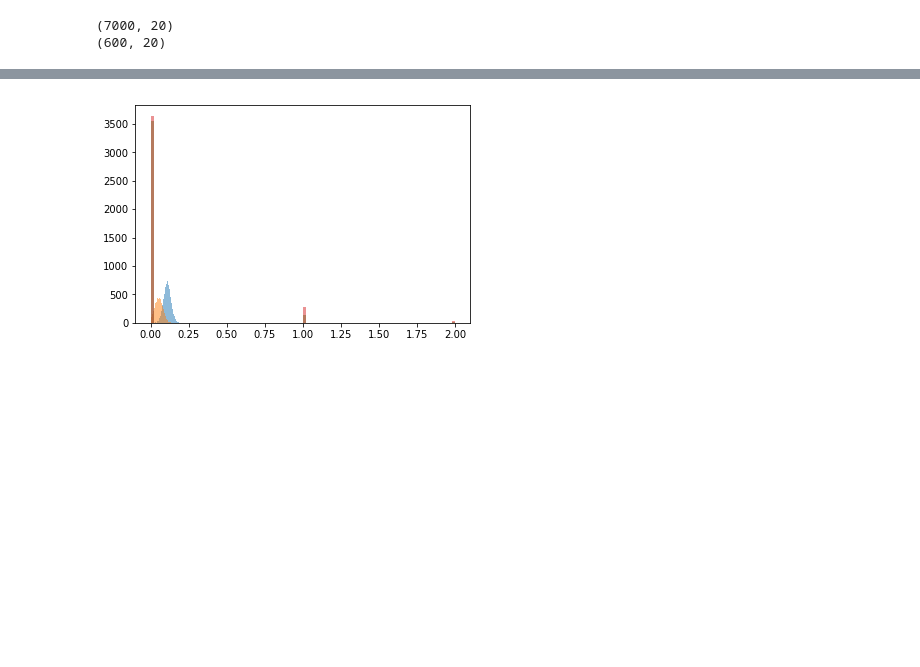
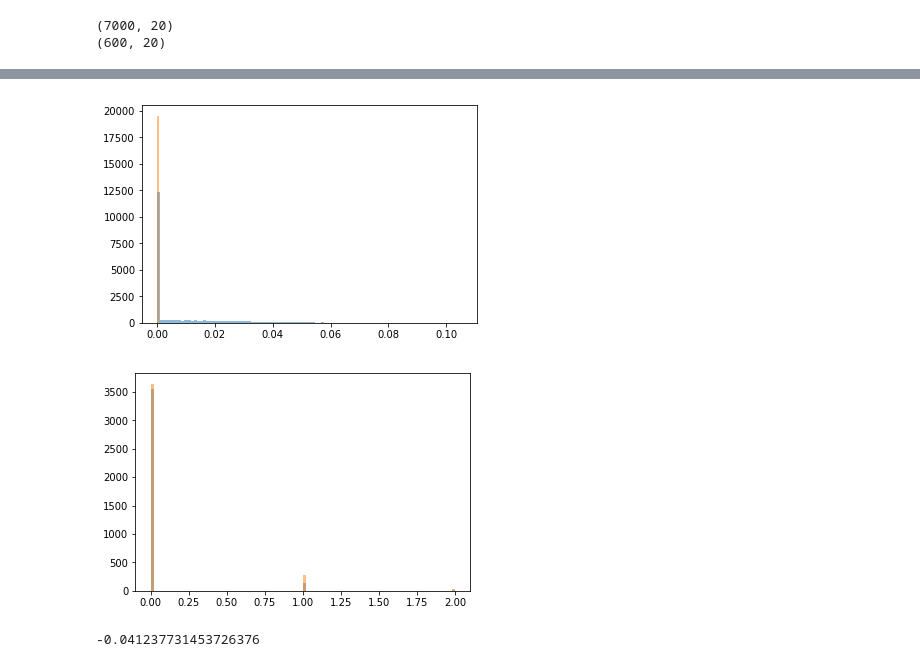
Before and after one commit to molhineko/ai_study_Team15, a Jupyter notebook: HI-VAE_test_Transfusion_with_outcome_sasaki.ipynb, the cells around one changed output, grey strips where cells are left out. Drawn from its saved outputs; the diff is of its cells as text; code cells hidden in the pictures; blank space fills up the shorter version.

```diff
--- a/HI-VAE_test_Transfusion_with_outcome_sasaki.ipynb
+++ b/HI-VAE_test_Transfusion_with_outcome_sasaki.ipynb
@@ -842,12 +852,18 @@ plt.show()
 # %%
 plt.hist(untreated[:,0].detach().cpu().numpy(), bins=100, alpha=0.5)
 plt.hist(treated[:,0].detach().cpu().numpy(), bins=100, alpha=0.5)
+plt.show()
 
 plt.hist(df_treat_outcome[(df_treat_outcome['TXA.day1_2']==1)]['dth24h'], bins=100, alpha=0.5)
 plt.hist(df_treat_outcome[(df_treat_outcome['TXA.day1_2']==0)]['dth24h'], bins=100, alpha=0.5)
 plt.show()
+
+df_treat_outcome[(df_treat_outcome['TXA.day1_2']==1)]['dth24h'].mean() - \
+df_treat_outcome[(df_treat_outcome['TXA.day1_2']==0)]['dth24h'].mean()
 # %% [output]
-[figure, old version]
+[figure, new version]
+[figure, added]
+-0.041237731453726376
 # %%
 plt.hist(untreated[:,1].detach().cpu().numpy(), bins=100, alpha=0.5)
 plt.hist(treated[:,1].detach().cpu().numpy(), bins=100, alpha=0.5)
```
Also changed, not shown: parts of 30 cells of this notebook.
